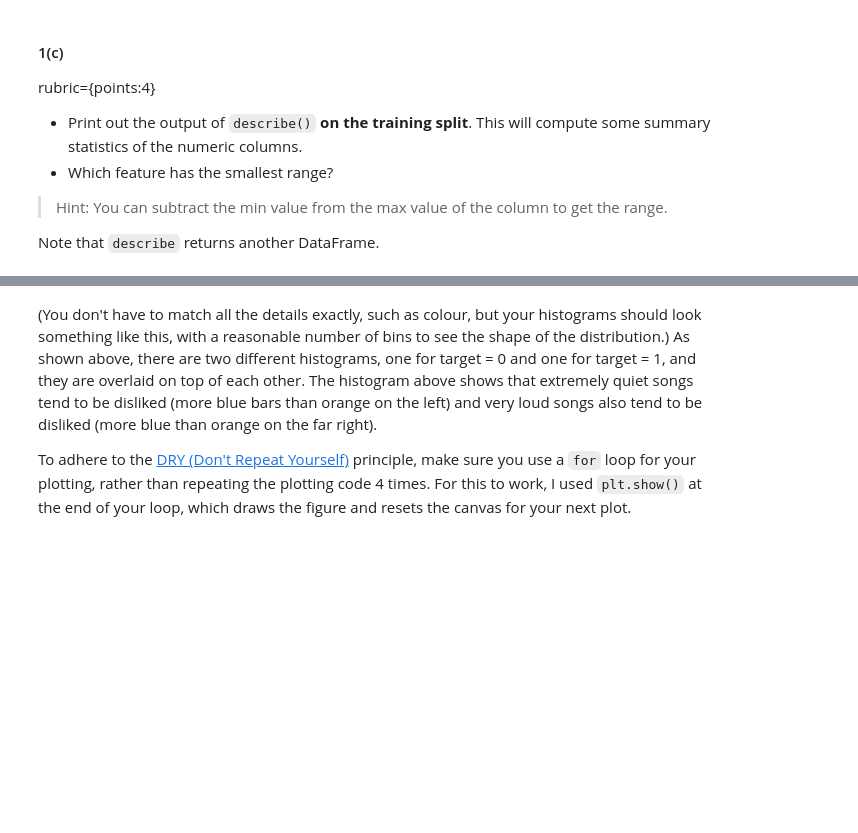
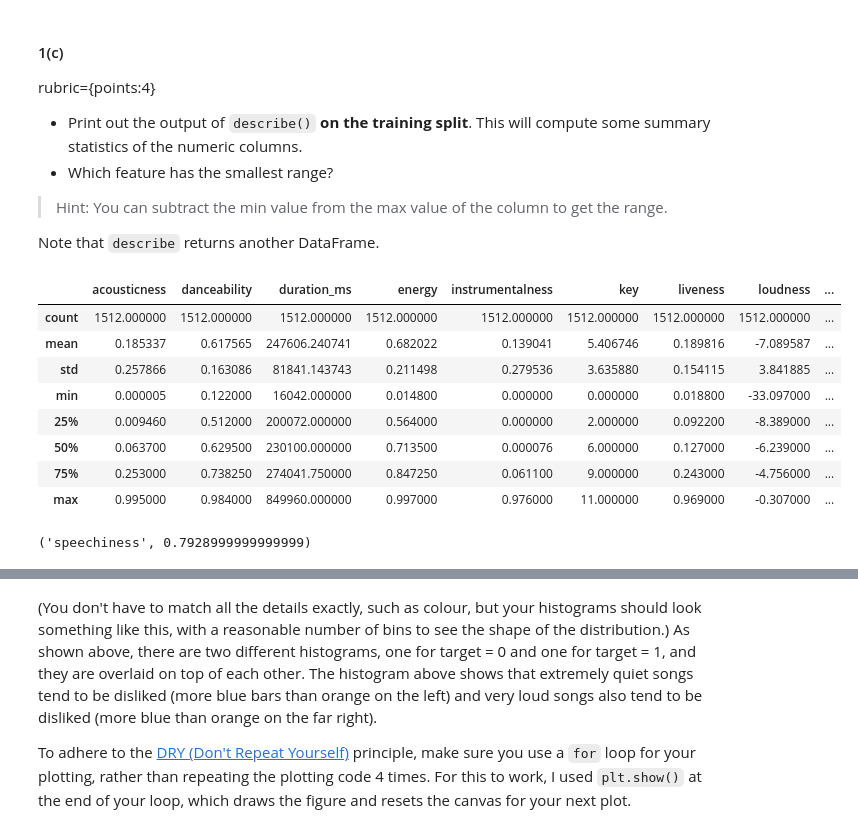
Before and after one commit to CarsonFox/MachineLearning, a Jupyter notebook: HW2/CS4320_hw2.ipynb, the cells around one changed output, grey strips where cells are left out. Cells and saved outputs as stored; diff of their text form; code cells hidden in the pictures; blank space fills up the shorter version.

```diff
--- a/HW2/CS4320_hw2.ipynb
+++ b/HW2/CS4320_hw2.ipynb
@@ -70,3 +84,21 @@ Note that `describe` returns another DataFrame.
+# %%
+train_stats = df_train.describe()
+train_stats
+# %% [output]
+|  | acousticness | danceability | duration_ms | energy | instrumentalness | key | liveness | loudness | ... |
+| count | 1512.000000 | 1512.000000 | 1512.000000 | 1512.000000 | 1512.000000 | 1512.000000 | 1512.000000 | 1512.000000 | ... |
+| mean | 0.185337 | 0.617565 | 247606.240741 | 0.682022 | 0.139041 | 5.406746 | 0.189816 | -7.089587 | ... |
+| std | 0.257866 | 0.163086 | 81841.143743 | 0.211498 | 0.279536 | 3.635880 | 0.154115 | 3.841885 | ... |
+| min | 0.000005 | 0.122000 | 16042.000000 | 0.014800 | 0.000000 | 0.000000 | 0.018800 | -33.097000 | ... |
+| 25% | 0.009460 | 0.512000 | 200072.000000 | 0.564000 | 0.000000 | 2.000000 | 0.092200 | -8.389000 | ... |
+| 50% | 0.063700 | 0.629500 | 230100.000000 | 0.713500 | 0.000076 | 6.000000 | 0.127000 | -6.239000 | ... |
+| 75% | 0.253000 | 0.738250 | 274041.750000 | 0.847250 | 0.061100 | 9.000000 | 0.243000 | -4.756000 | ... |
+| max | 0.995000 | 0.984000 | 849960.000000 | 0.997000 | 0.976000 | 11.000000 | 0.969000 | -0.307000 | ... |
+# %%
+ranges = [(col, train_stats[col]['max'] - train_stats[col]['min']) for col in train_stats.columns]
+min(ranges, key=lambda a: a[1])
+# %% [output]
+('speechiness', 0.7928999999999999)
 # %% [markdown]
 #### 1(d)
 rubric={points:12}
```
Also changed, not shown: parts of 9 cells of this notebook.
